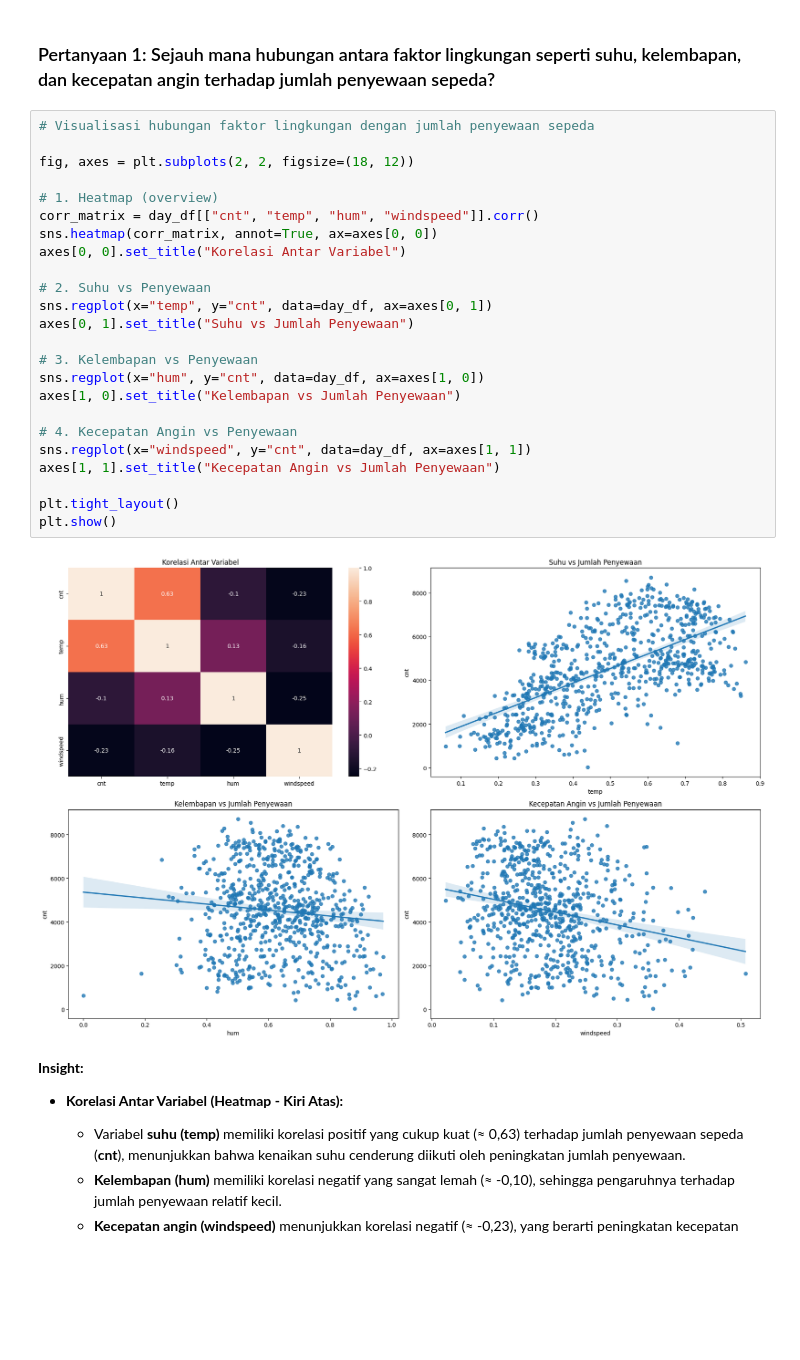
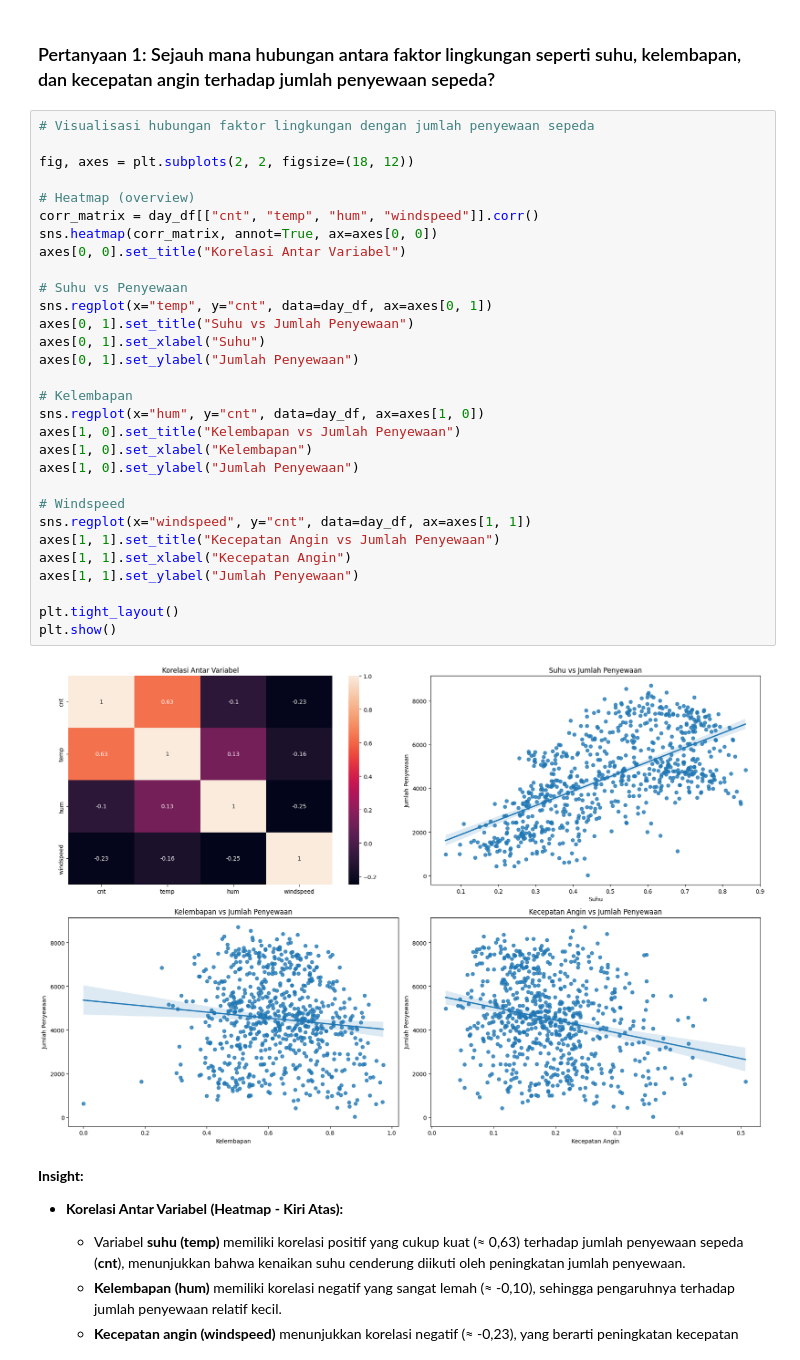
Before and after one commit to ridhoakfa/Bike-Sharing-Dashboard, a Jupyter notebook: notebook.ipynb, the cells around one changed output. Drawn from its saved outputs; the diff is of its cells as text; blank space fills up the shorter version.

```diff
--- a/notebook.ipynb
+++ b/notebook.ipynb
@@ -550,29 +550,35 @@ cnt         1.000000
 # %%
 # Visualisasi hubungan faktor lingkungan dengan jumlah penyewaan sepeda
 
 fig, axes = plt.subplots(2, 2, figsize=(18, 12))
 
-# 1. Heatmap (overview)
+# Heatmap (overview)
 corr_matrix = day_df[["cnt", "temp", "hum", "windspeed"]].corr()
 sns.heatmap(corr_matrix, annot=True, ax=axes[0, 0])
 axes[0, 0].set_title("Korelasi Antar Variabel")
 
-# 2. Suhu vs Penyewaan
+# Suhu vs Penyewaan
 sns.regplot(x="temp", y="cnt", data=day_df, ax=axes[0, 1])
 axes[0, 1].set_title("Suhu vs Jumlah Penyewaan")
+axes[0, 1].set_xlabel("Suhu")
+axes[0, 1].set_ylabel("Jumlah Penyewaan")
 
-# 3. Kelembapan vs Penyewaan
+# Kelembapan
 sns.regplot(x="hum", y="cnt", data=day_df, ax=axes[1, 0])
 axes[1, 0].set_title("Kelembapan vs Jumlah Penyewaan")
+axes[1, 0].set_xlabel("Kelembapan")
+axes[1, 0].set_ylabel("Jumlah Penyewaan")
 
-# 4. Kecepatan Angin vs Penyewaan
+# Windspeed
 sns.regplot(x="windspeed", y="cnt", data=day_df, ax=axes[1, 1])
 axes[1, 1].set_title("Kecepatan Angin vs Jumlah Penyewaan")
+axes[1, 1].set_xlabel("Kecepatan Angin")
+axes[1, 1].set_ylabel("Jumlah Penyewaan")
 
 plt.tight_layout()
 plt.show()
 # %% [output]
-[figure, old version]
+[figure, new version]
 # %% [markdown]
 **Insight:**
 
```
Also changed, not shown: parts of 2 cells of this notebook.
